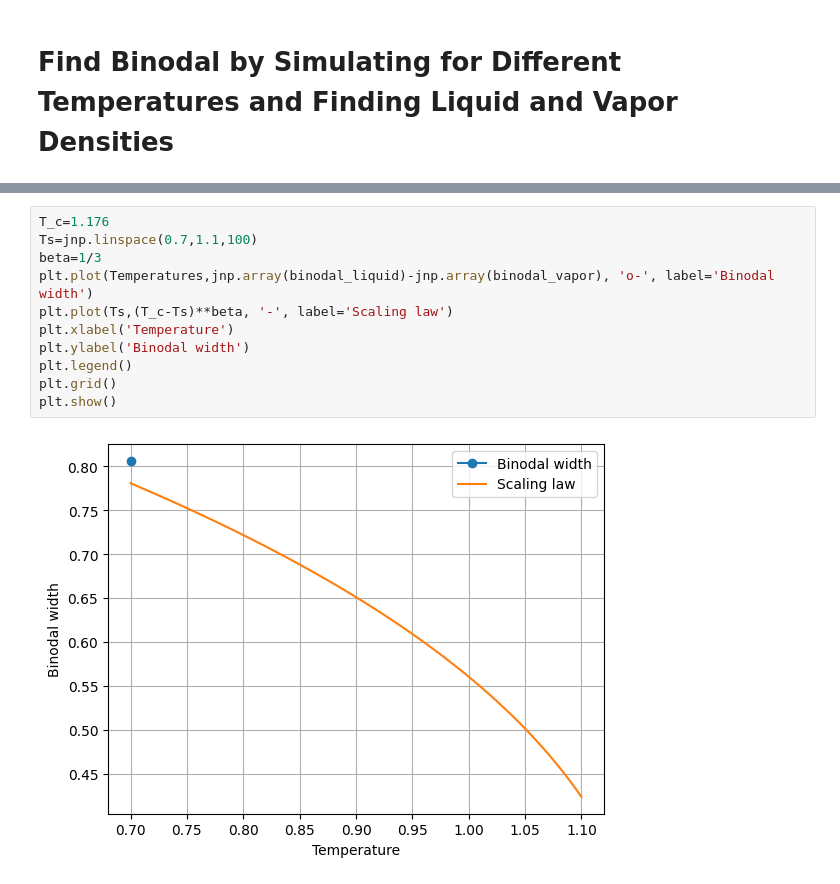
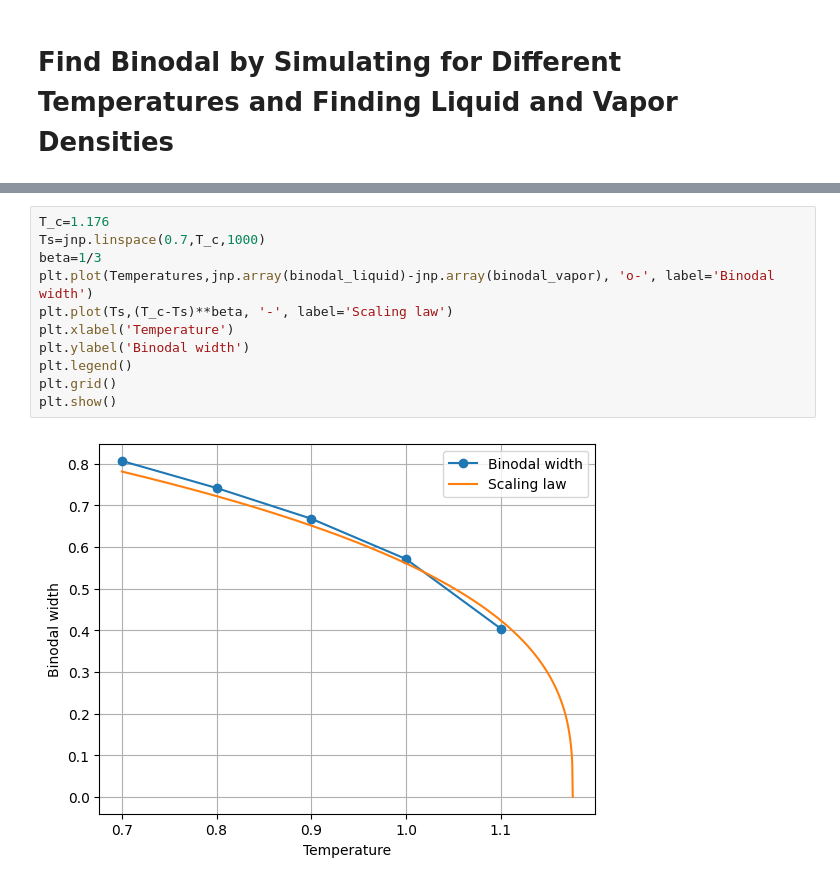
Before and after one commit to tkayutg/MD-sims-NO, a Jupyter notebook: Notebooks/LJ_binodal_sim.ipynb, the cells around one changed output, grey strips where cells are left out. Saved outputs shown, nothing was run; the diff lists cells and outputs as text.

Commit message:
Added curve fit

```diff
--- a/Notebooks/LJ_binodal_sim.ipynb
+++ b/Notebooks/LJ_binodal_sim.ipynb
@@ -165,13 +171,13 @@ plt.show()
 # %%
 T_c=1.176
-Ts=jnp.linspace(0.7,1.1,100)
+Ts=jnp.linspace(0.7,T_c,1000)
 beta=1/3
 plt.plot(Temperatures,jnp.array(binodal_liquid)-jnp.array(binodal_vapor), 'o-', label='Binodal width')
 plt.plot(Ts,(T_c-Ts)**beta, '-', label='Scaling law')
 plt.xlabel('Temperature')
 plt.ylabel('Binodal width')
 plt.legend()
 plt.grid()
 plt.show()
 # %% [output]
-[figure, old version]
+[figure, new version]
```
Also changed, not shown: parts of 2 cells of this notebook.
